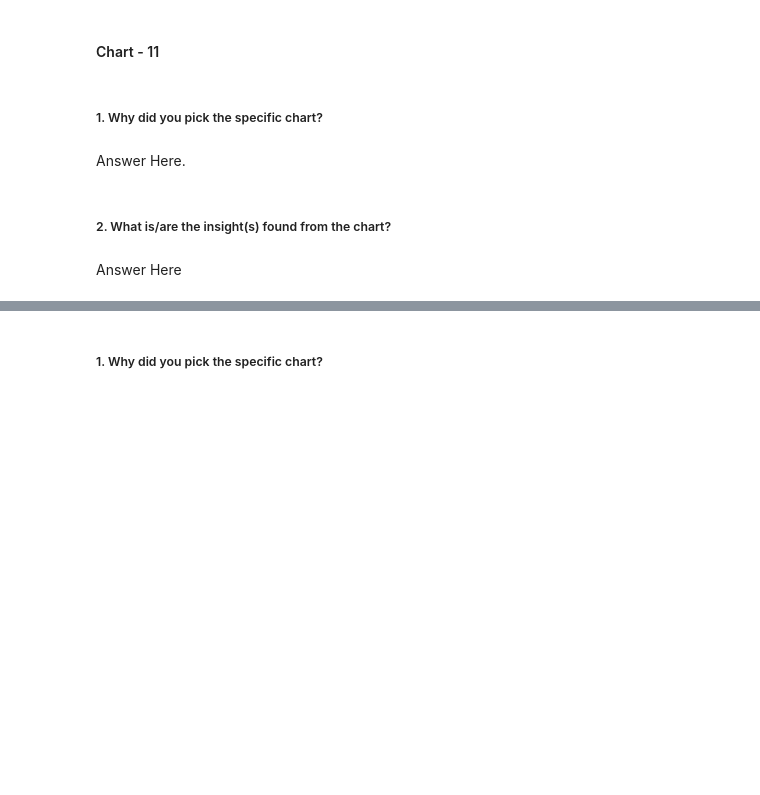
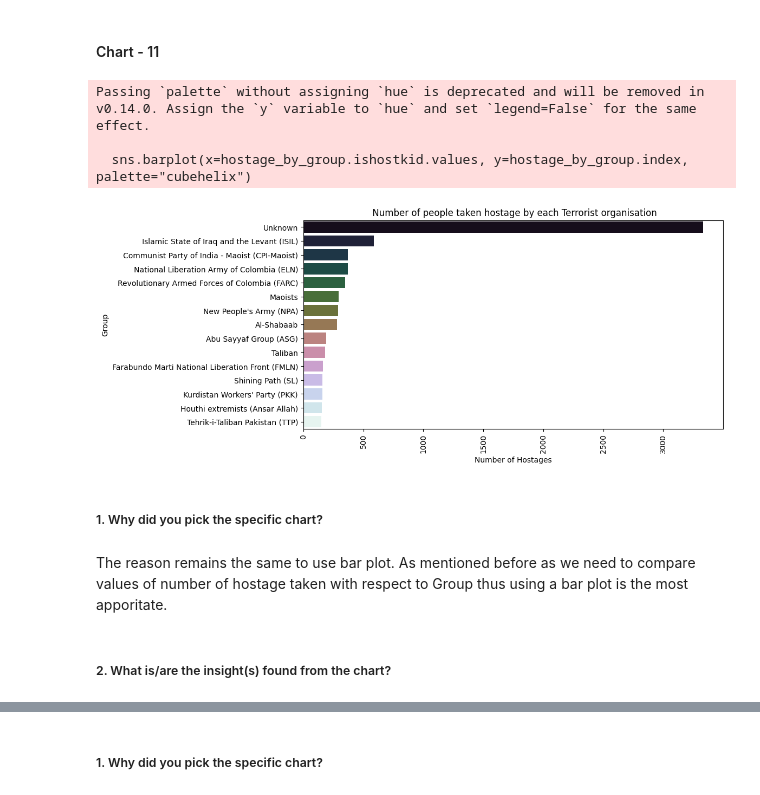
Before and after one commit to ARX662/Capstone_Projects_AlmaBetter, a Jupyter notebook: EDA_Global_Terrorism_Database_Anurag_Rath.ipynb, the cells around one changed output, grey strips where cells are left out. Saved outputs shown, nothing was run; the diff lists cells and outputs as text; code cells hidden in the pictures; blank space fills up the shorter version.

```diff
--- a/EDA_Global_Terrorism_Database_Anurag_Rath.ipynb
+++ b/EDA_Global_Terrorism_Database_Anurag_Rath.ipynb
@@ -675,8 +725,24 @@ Answer Here
+# %%
+# Chart - 11  number of people taken hostages by each Terrorist group
+
+# filtering data and sorting it according number of hostage taken while we have grouped the data by Terrorist Groups
+hostage_by_group = df[["Group", "ishostkid"]].groupby(["Group"]).sum().sort_values("ishostkid",ascending = False).head(15)
+plt.figure(figsize=(10,5))
+sns.barplot(x=hostage_by_group.ishostkid.values, y=hostage_by_group.index,  palette="cubehelix")
+# using ticks for better label visibilty
+plt.xticks(rotation= 90)
+plt.title(' Number of people taken hostage by each Terrorist organisation')
+plt.xlabel('Number of Hostages')
+plt.ylabel('Group')
+plt.show()
+# %% [output]
+Passing `palette` without assigning `hue` is deprecated and will be removed in v0.14.0. Assign the `y` variable to `hue` and set `legend=False` for the same effect.
+
+  sns.barplot(x=hostage_by_group.ishostkid.values, y=hostage_by_group.index,  palette="cubehelix")
+[figure, added]
 # %% [markdown]
 ##### 1. Why did you pick the specific chart?
-# %% [markdown]
-Answer Here.
+# %% [markdown]
+The reason remains the same to use bar plot. As mentioned before as we need to compare values of number of hostage taken with respect to Group thus using a bar plot is the most apporitate.
 # %% [markdown]
 ##### 2. What is/are the insight(s) found from the chart?
-# %% [markdown]
-Answer Here
```
Also changed, not shown: parts of 55 cells of this notebook.
